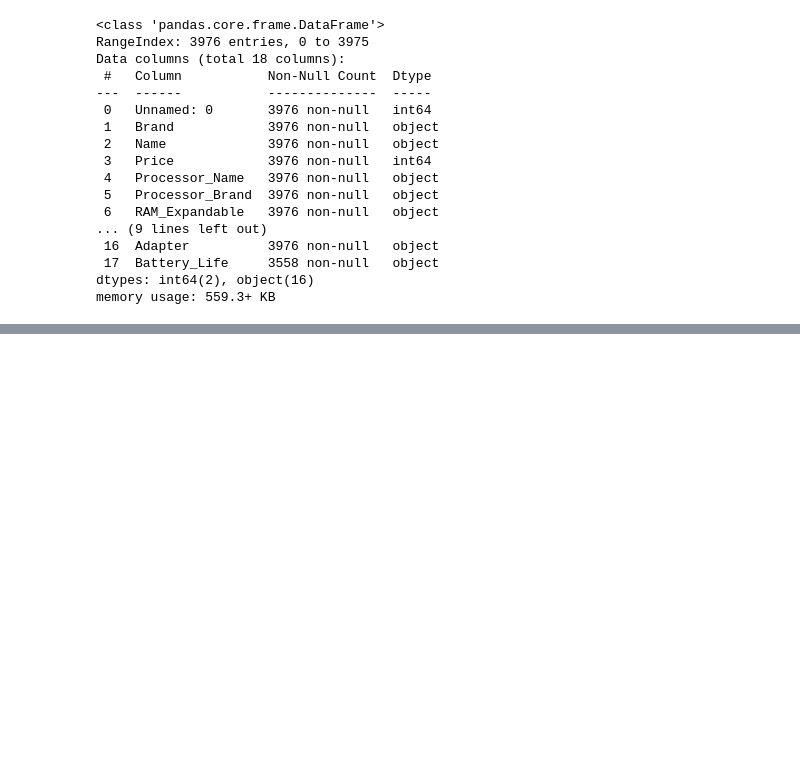
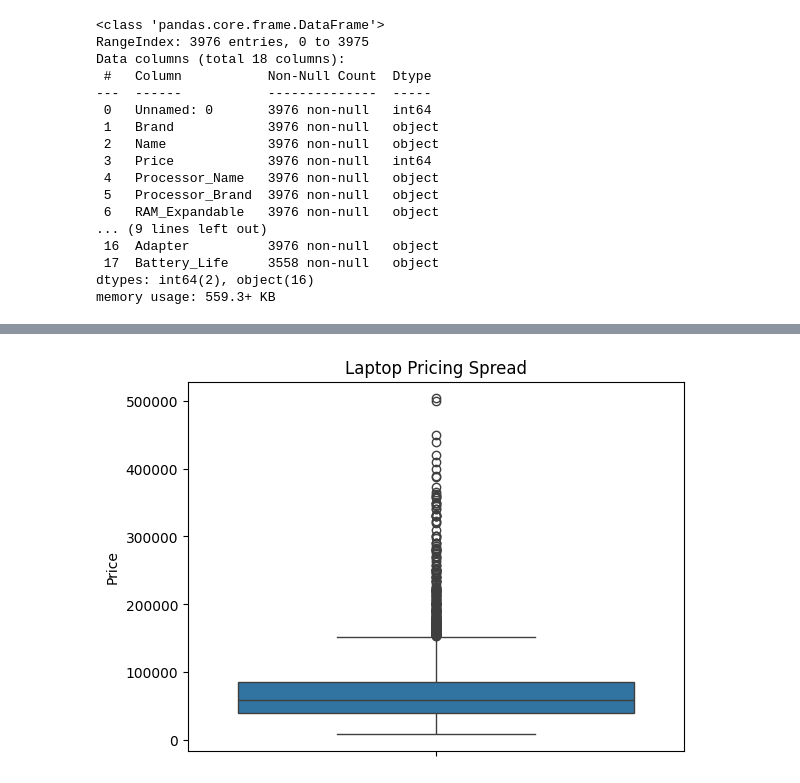
Before and after one commit to Dunith2002/Laptop_Price_Predictor, a Jupyter notebook: notebooks/FC211022_Dunith/eda.ipynb, the cells around one changed output, grey strips where cells are left out. Cells and saved outputs as stored; diff of their text form; code cells hidden in the pictures; blank space fills up the shorter version.

```diff
--- a/notebooks/FC211022_Dunith/eda.ipynb
+++ b/notebooks/FC211022_Dunith/eda.ipynb
@@ -33,0 +128,8 @@ memory usage: 559.3+ KB
+# %%
+#boxplot for laptop price
+sns.boxplot(data=df, y='Price')
+plt.title('Laptop Pricing Spread')
+plt.ylabel('Price')
+plt.show()
+# %% [output]
+[figure, added]
```
Also changed, not shown: parts of 23 cells of this notebook.
